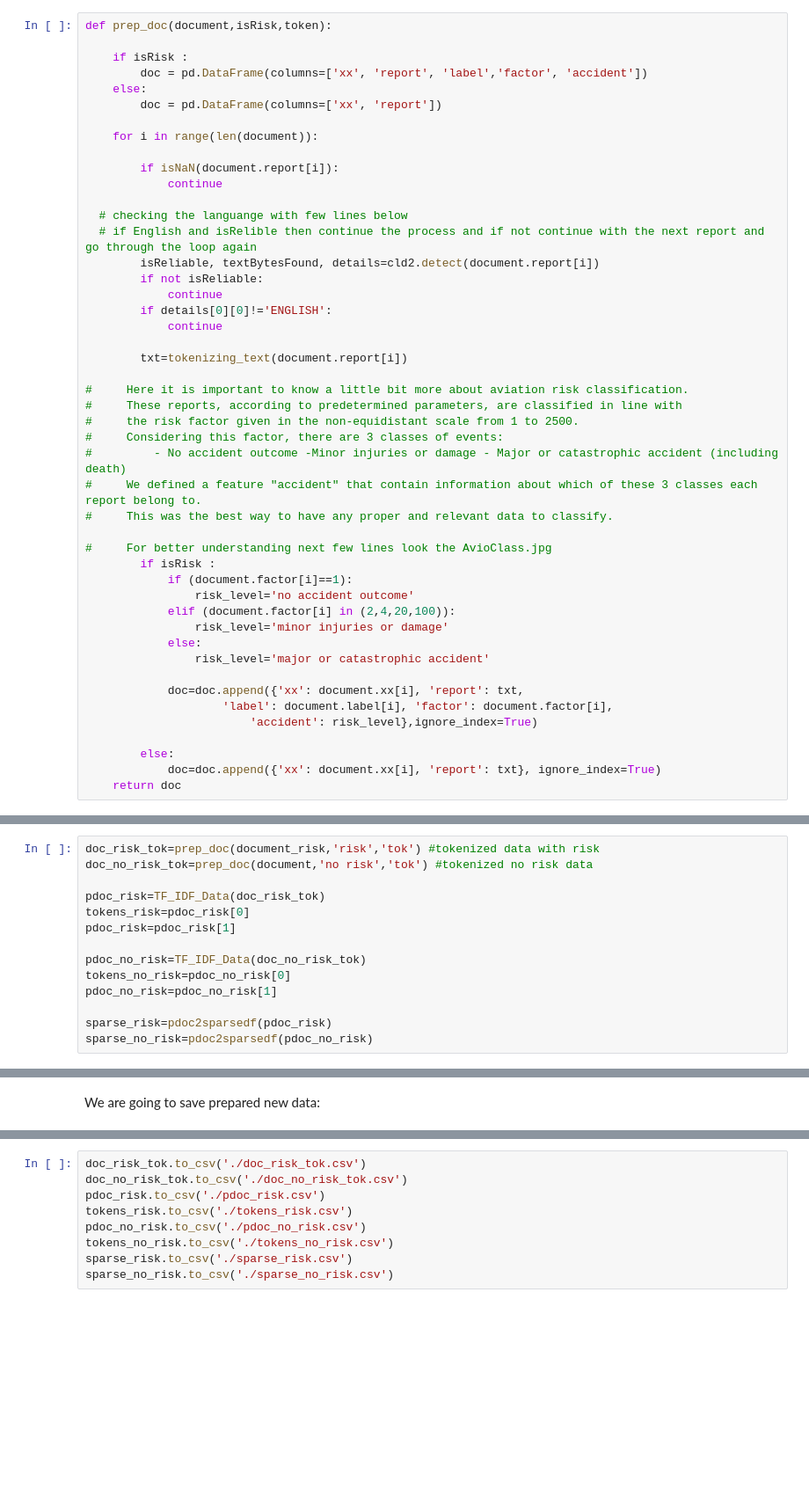
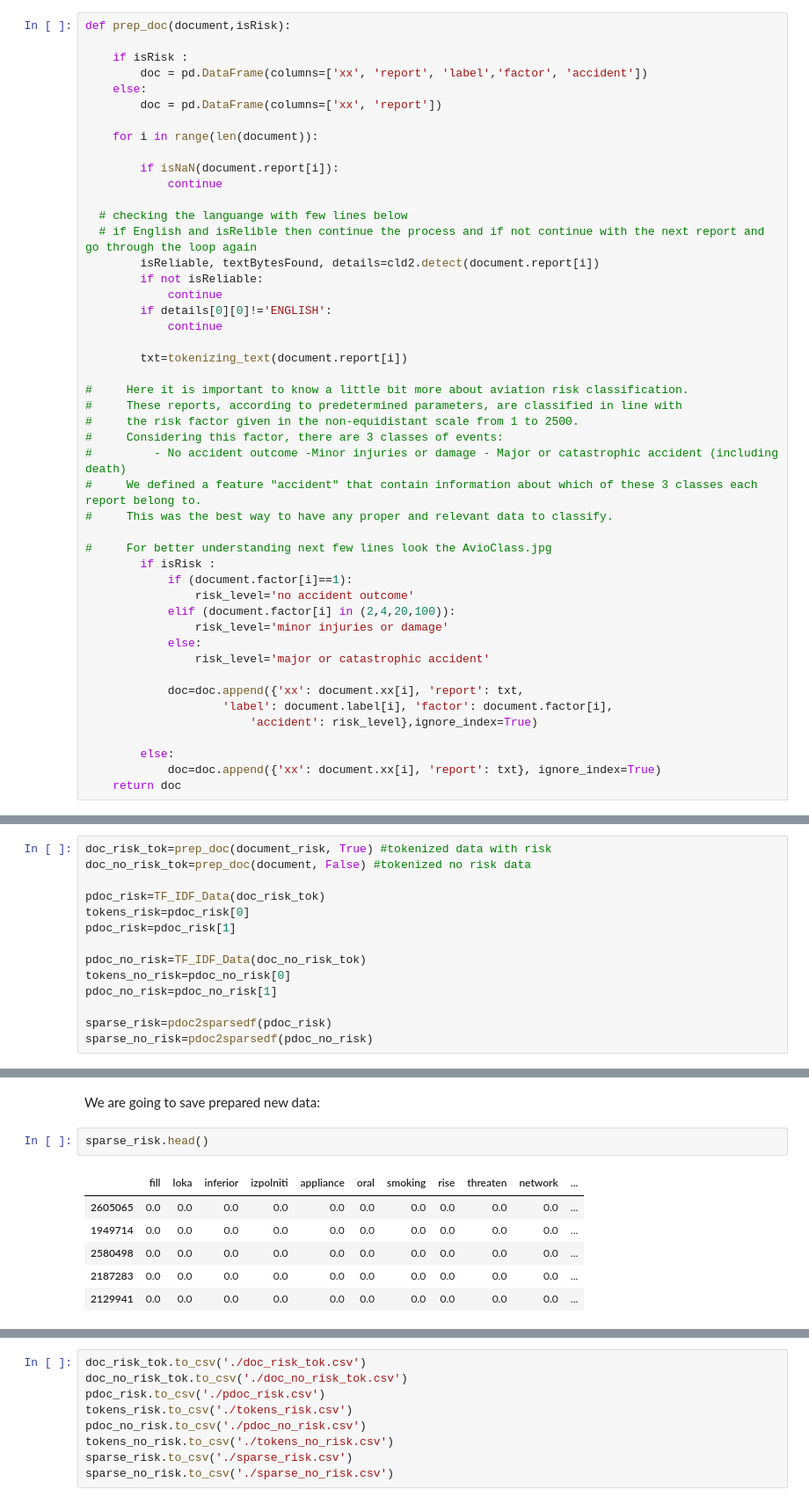
Before and after one commit to LukrecijaTudor/Aviation-Reports-Classification, a Jupyter notebook: PreparingTheData.ipynb, the cells around one changed output, grey strips where cells are left out. Shown: that part at 88% size. Drawn from its saved outputs; the diff is of its cells as text; blank space fills up the shorter version.

```diff
--- a/PreparingTheData.ipynb
+++ b/PreparingTheData.ipynb
@@ -66,7 +72,7 @@ def tokenizing_text(txt):
 Below function is preparing each report in a list. First checking is it NaN, then is it in english (for this study only english reports were used). The function has a little catch, it has a boolean argument "isRisk" because beside of this set of classified reports, later, for other task, I will use expanded set of unclassified reports. So, if my set has a risk classification then I will use the argument "True" when calling my function, if not, "False" argument will be used.
 Output of this function is DataFrame which contains identification number of each report (xx), tokenized content (txt) and ("isRisk") label of that report.
 # %%
-def prep_doc(document,isRisk,token):
+def prep_doc(document,isRisk):
 
     if isRisk :
         doc = pd.DataFrame(columns=['xx', 'report', 'label','factor', 'accident'])
@@ -228,8 +234,8 @@ def pdoc_reduced(pdoc,tokens, min_doc_appearance=8):
 # %% [markdown]
 It is time to use our functions:
 # %%
-doc_risk_tok=prep_doc(document_risk,'risk','tok') #tokenized data with risk
-doc_no_risk_tok=prep_doc(document,'no risk','tok') #tokenized no risk data
+doc_risk_tok=prep_doc(document_risk, True) #tokenized data with risk
+doc_no_risk_tok=prep_doc(document, False) #tokenized no risk data
 
 pdoc_risk=TF_IDF_Data(doc_risk_tok)
 tokens_risk=pdoc_risk[0]
@@ -244,2 +268,11 @@ sparse_no_risk=pdoc2sparsedf(pdoc_no_risk)
 # %% [markdown]
 We are going to save prepared new data:
+# %%
+sparse_risk.head()
+# %% [output]
+|  | fill | loka | inferior | izpolniti | appliance | oral | smoking | rise | threaten | network | ... |
+| 2605065 | 0.0 | 0.0 | 0.0 | 0.0 | 0.0 | 0.0 | 0.0 | 0.0 | 0.0 | 0.0 | ... |
+| 1949714 | 0.0 | 0.0 | 0.0 | 0.0 | 0.0 | 0.0 | 0.0 | 0.0 | 0.0 | 0.0 | ... |
+| 2580498 | 0.0 | 0.0 | 0.0 | 0.0 | 0.0 | 0.0 | 0.0 | 0.0 | 0.0 | 0.0 | ... |
+| 2187283 | 0.0 | 0.0 | 0.0 | 0.0 | 0.0 | 0.0 | 0.0 | 0.0 | 0.0 | 0.0 | ... |
+| 2129941 | 0.0 | 0.0 | 0.0 | 0.0 | 0.0 | 0.0 | 0.0 | 0.0 | 0.0 | 0.0 | ... |
```
Also changed, not shown: parts of 6 cells of this notebook.
